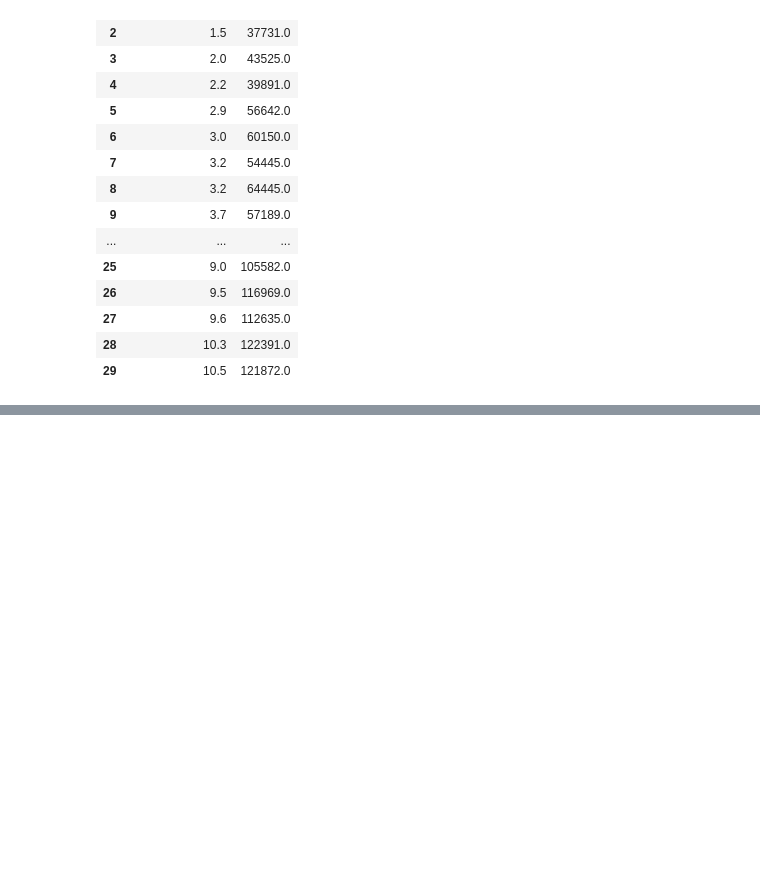
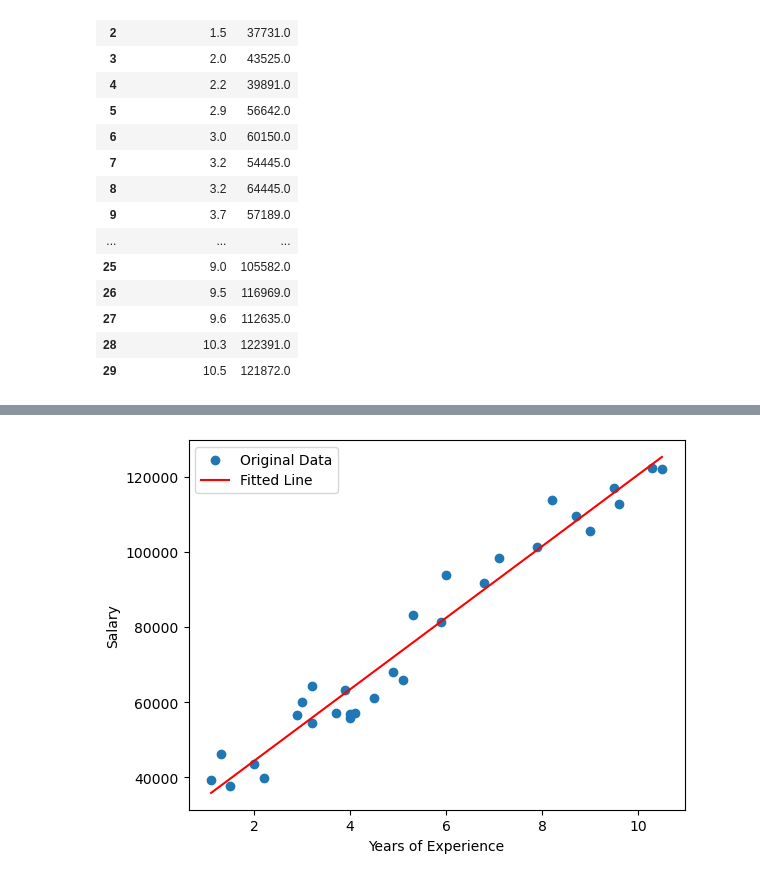
Before and after one commit to rzn-git/DL-Pytorch-Projects, a Jupyter notebook: predict salary using linear regression.ipynb, the cells around one changed output, grey strips where cells are left out. Cells and saved outputs as stored; diff of their text form; code cells hidden in the pictures; blank space fills up the shorter version.

Commit message:
tensor

```diff
--- a/predict salary using linear regression.ipynb
+++ b/predict salary using linear regression.ipynb
@@ -60,11 +130,4 @@ array([[ 39343.],
 # %%
-
-
-
-
-# Step 2: Convert data to PyTorch tensors
-X_tensor = torch.from_numpy(X)
-y_tensor = torch.from_numpy(y)
 
 # Step 3: Define a simple linear regression model
 class LinearRegressionModel(nn.Module):
@@ -105,4 +168,15 @@ for epoch in range(epochs):
 # Step 6: Make predictions (for example, for 5 years of experience)
 years_of_experience = torch.tensor([[5.0]])  # Input
 predicted_salary = model(years_of_experience).item()
-print(f
+print(f'Predicted salary for 5 years of experience: ${predicted_salary:.2f}')
+
+# Optional: Visualize the results
+predicted = model(X_tensor).detach().numpy()
+
+plt.scatter(X, y, label='Original Data')
+plt.plot(X, predicted, color='red', label='Fitted Line')
+plt.xlabel('Years of Experience')
+plt.ylabel('Salary')
+plt.legend()
+plt.show()
+# %% [output]
@@ -108,0 +194 @@ print(f
+[figure, added]
```
Also changed, not shown: parts of 9 cells of this notebook.
